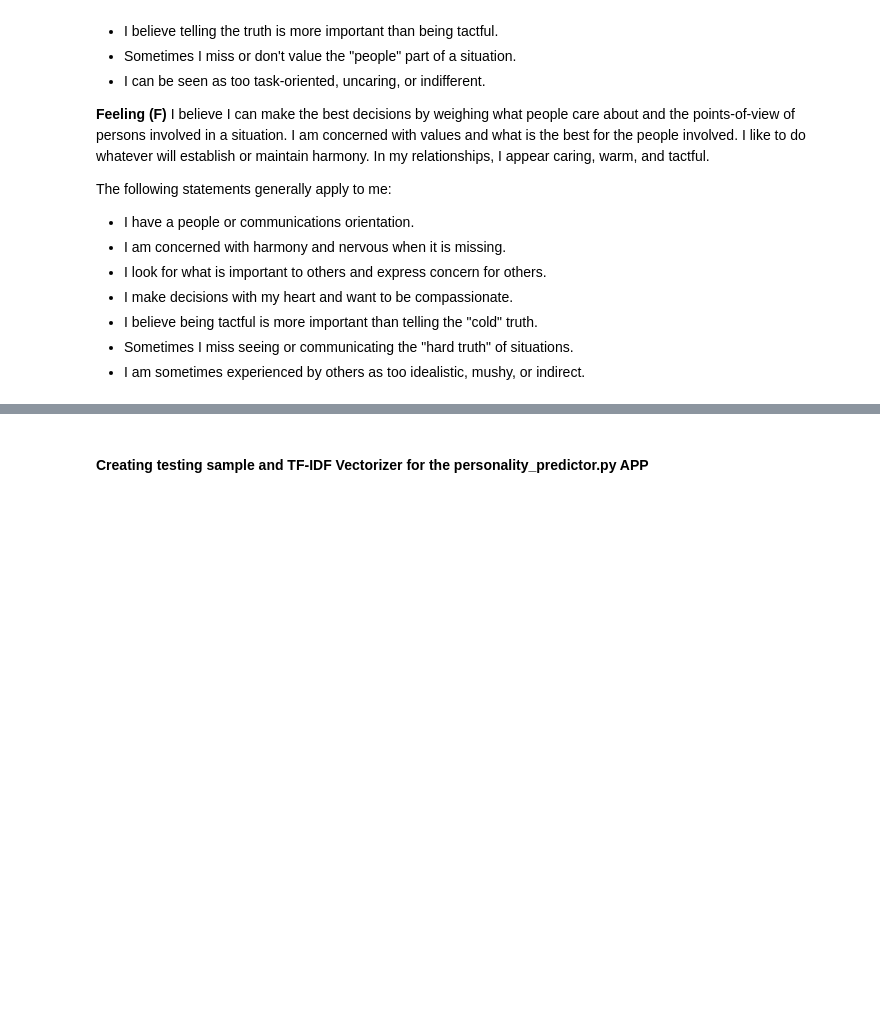
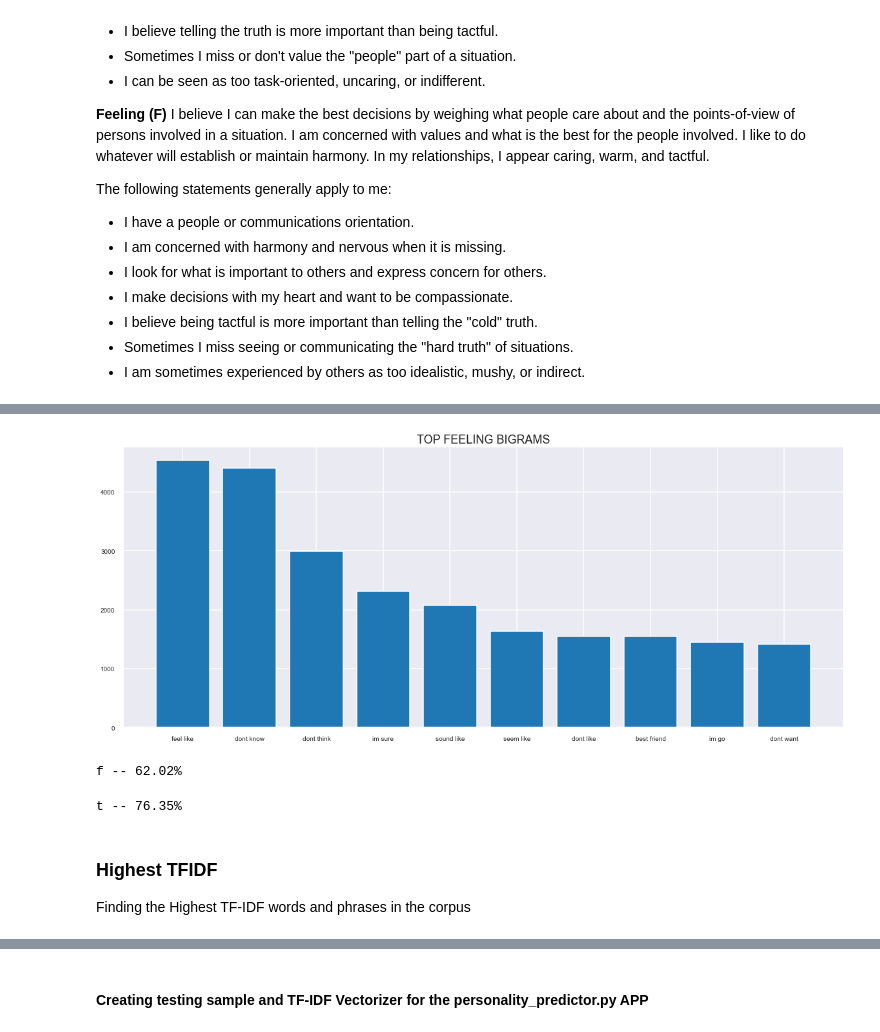
Before and after one commit to westonshuken/Automatic-Personality-Prediction, a Jupyter notebook: index.ipynb, the cells around one changed output, grey strips where cells are left out. Cells and saved outputs as stored; diff of their text form; code cells hidden in the pictures; blank space fills up the shorter version.

```diff
--- a/index.ipynb
+++ b/index.ipynb
@@ -993,0 +1419,43 @@ high_tfidf_t[:10]
+# %%
+# Visualizing top FEELING bigrams
+
+t_df = cafe_clean[cafe_clean["t/f"] == 'f']
+
+cv = CountVectorizer(ngram_range=(2,2))
+
+tf_cv = cv.fit(t_df['joined_tokens'])
+tf_cv = cv.transform(t_df['joined_tokens'])
+
+count_values = tf_cv.toarray().sum(axis=0)
+
+vocab = cv.vocabulary_
+
+df_ngram = pd.DataFrame(sorted([(count_values[i], k) for k, i in vocab.items()], reverse=True) \
+                        ).rename(columns={0: 'frequency', 1:'bigram'})
+
+plt.figure(figsize=(20, 8))
+plt.bar(df_ngram.bigram.iloc[:10], df_ngram.frequency.iloc[:10])
+plt.title('TOP FEELING BIGRAMS');
+# %% [output]
+[figure, added]
+# %%
+# Custom Sample Prediction
+f_test_sample = "I love being in engaging conversation something that doesnt bore me something \
+meaningful and makes both of you feel good. But sometimes I get called intense is this just me? \
+Like I could say well sometimes you bore me. Seems like Im the minority so its \
+really nice when I meet someone my vibe as there arent many"
+
+print(final_sgd.predict([f_test_sample])[0], '--', f"{round(max(final_sgd.predict_proba([f_test_sample])[0])*100, 2)}%")
+# %% [output]
+f -- 62.02%
+# %%
+# Custom Sample Prediction
+t_test_sample = "Nature provides exceptions to every rule. But this rule is applied to itself paradoxically. \
+(So there must be some rules without any exception :)"
+
+print(final_sgd.predict([t_test_sample])[0], '--', f"{round(max(final_sgd.predict_proba([t_test_sample])[0])*100, 2)}%")
+# %% [output]
+t -- 76.35%
+# %% [markdown]
+### Highest TFIDF
+Finding the Highest TF-IDF words and phrases in the corpus
```
Also changed, not shown: parts of 111 cells of this notebook, 3 other files.
